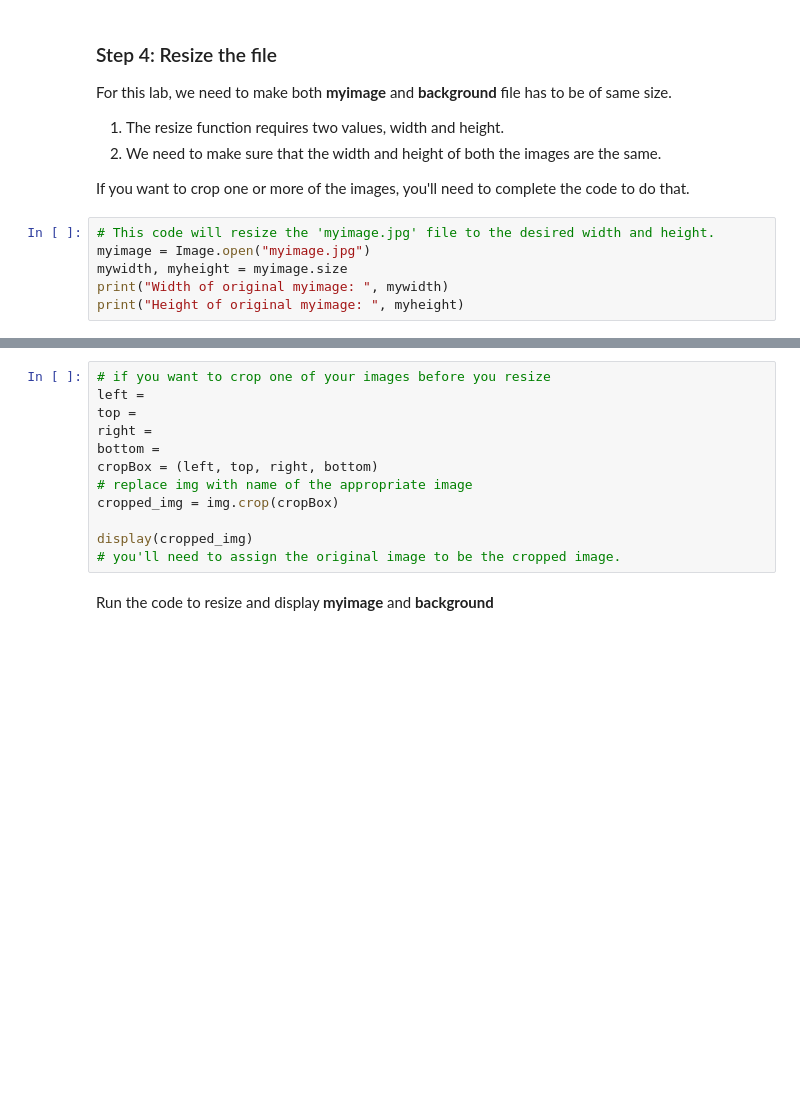
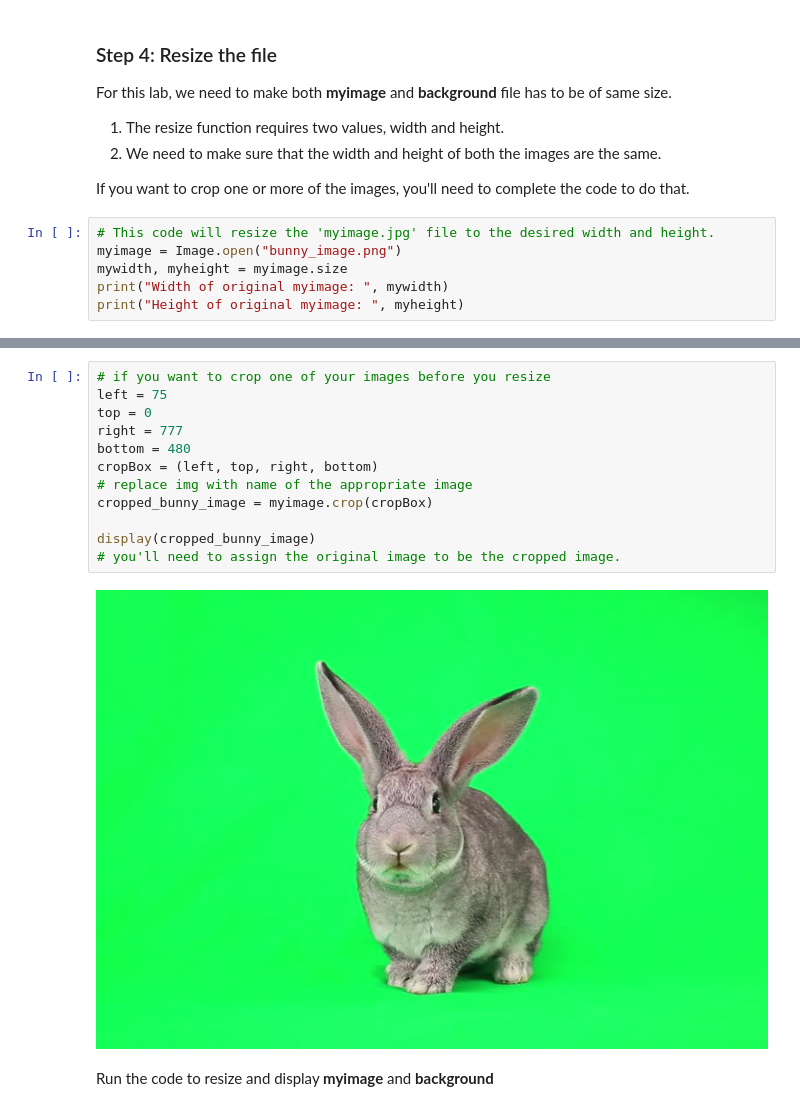
Before and after one commit to Uni-High-Fall-21-Computer-Programming/chromakey-lisa017, a Jupyter notebook: chromakey.ipynb, the cells around one changed output, grey strips where cells are left out. Cells and saved outputs as stored; diff of their text form; blank space fills up the shorter version.

Commit message:
cropped and resized

```diff
--- a/chromakey.ipynb
+++ b/chromakey.ipynb
@@ -37,7 +37,7 @@ For this lab, we need to make both **myimage** and **background** file has to be
 If you want to crop one or more of the images, you'll need to complete the code to do that.
 # %%
 # This code will resize the 'myimage.jpg' file to the desired width and height.
-myimage = Image.open("myimage.jpg")
+myimage = Image.open("bunny_image.png")
 mywidth, myheight = myimage.size
 print("Width of original myimage: ", mywidth)
 print("Height of original myimage: ", myheight)
@@ -49,15 +55,17 @@ print("Height of original background image: ", bheight)
 # %%
 # if you want to crop one of your images before you resize
-left =
-top =
-right =
-bottom =
+left = 75
+top = 0
+right = 777
+bottom = 480
 cropBox = (left, top, right, bottom)
 # replace img with name of the appropriate image
-cropped_img = img.crop(cropBox)
+cropped_bunny_image = myimage.crop(cropBox)
 
-display(cropped_img)
+display(cropped_bunny_image)
 # you'll need to assign the original image to be the cropped image.
+# %% [output]
+[figure, added]
 # %% [markdown]
 Run the code to resize and display **myimage** and **background**
 # %%
```
Also changed, not shown: parts of 5 cells of this notebook.
